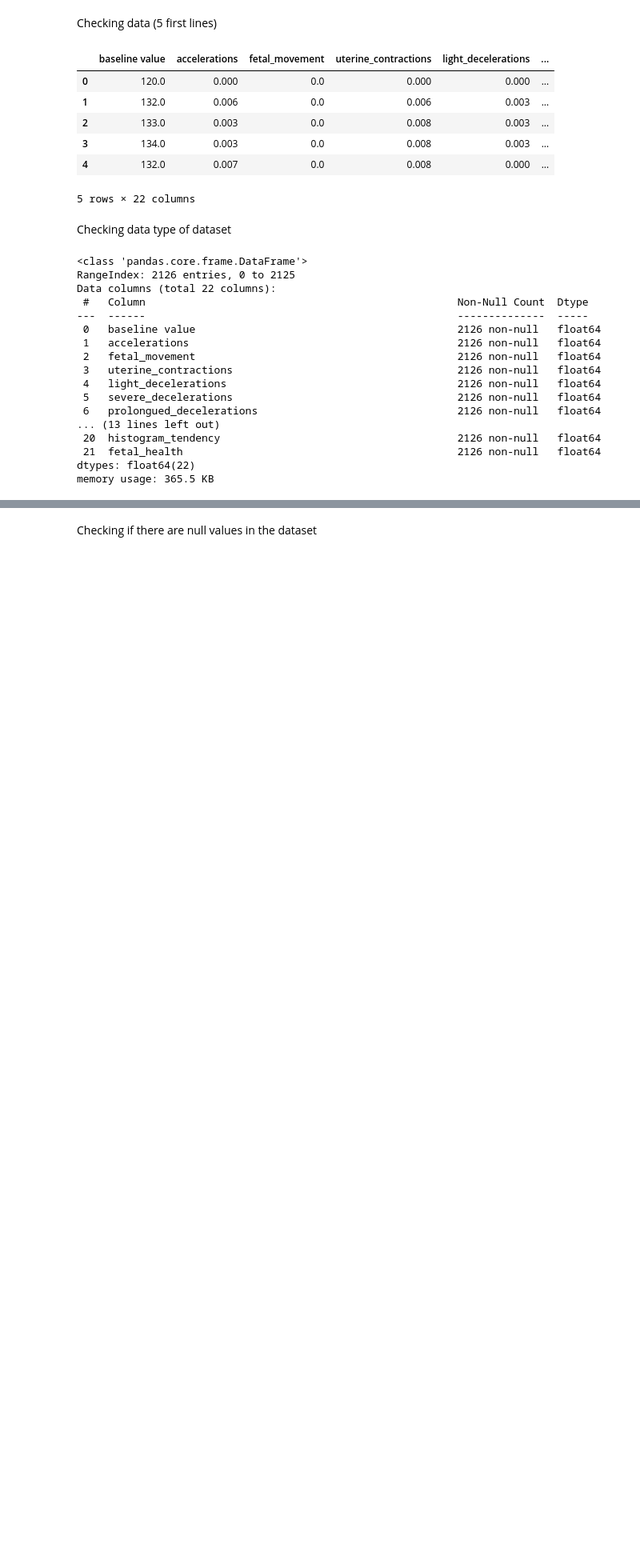
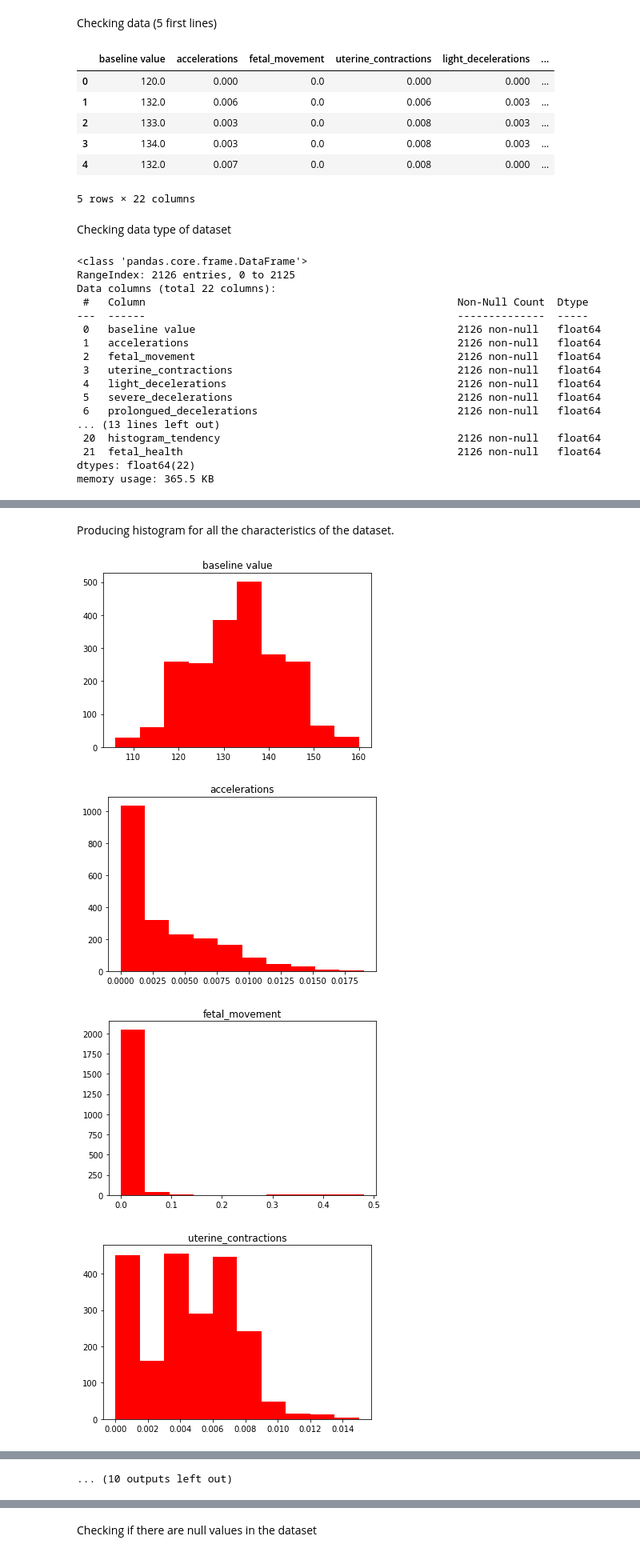
Before and after one commit to Niroth36/fetal_health_Classification, a Jupyter notebook: it21395first.ipynb, the cells around one changed output, grey strips where cells are left out. Shown at 80% size. Drawn from its saved outputs; the diff is of its cells as text; code cells hidden in the pictures; blank space fills up the shorter version.

```diff
--- a/it21395first.ipynb
+++ b/it21395first.ipynb
@@ -91,0 +121,12 @@ plt.show()
+# %% [markdown]
+Producing histogram for all the characteristics of the dataset.
+# %%
+for column in dataset.columns:
+  plt.hist(x=dataset[column], color = 'red')
+  plt.title(column)
+  plt.show()
+# %% [output]
+[figure, added]
+[figure, added]
+[figure, added]
+[figure, added]
@@ -91,0 +141 @@ plt.show()
+... (10 outputs left out)
```
Also changed, not shown: parts of 27 cells of this notebook.
